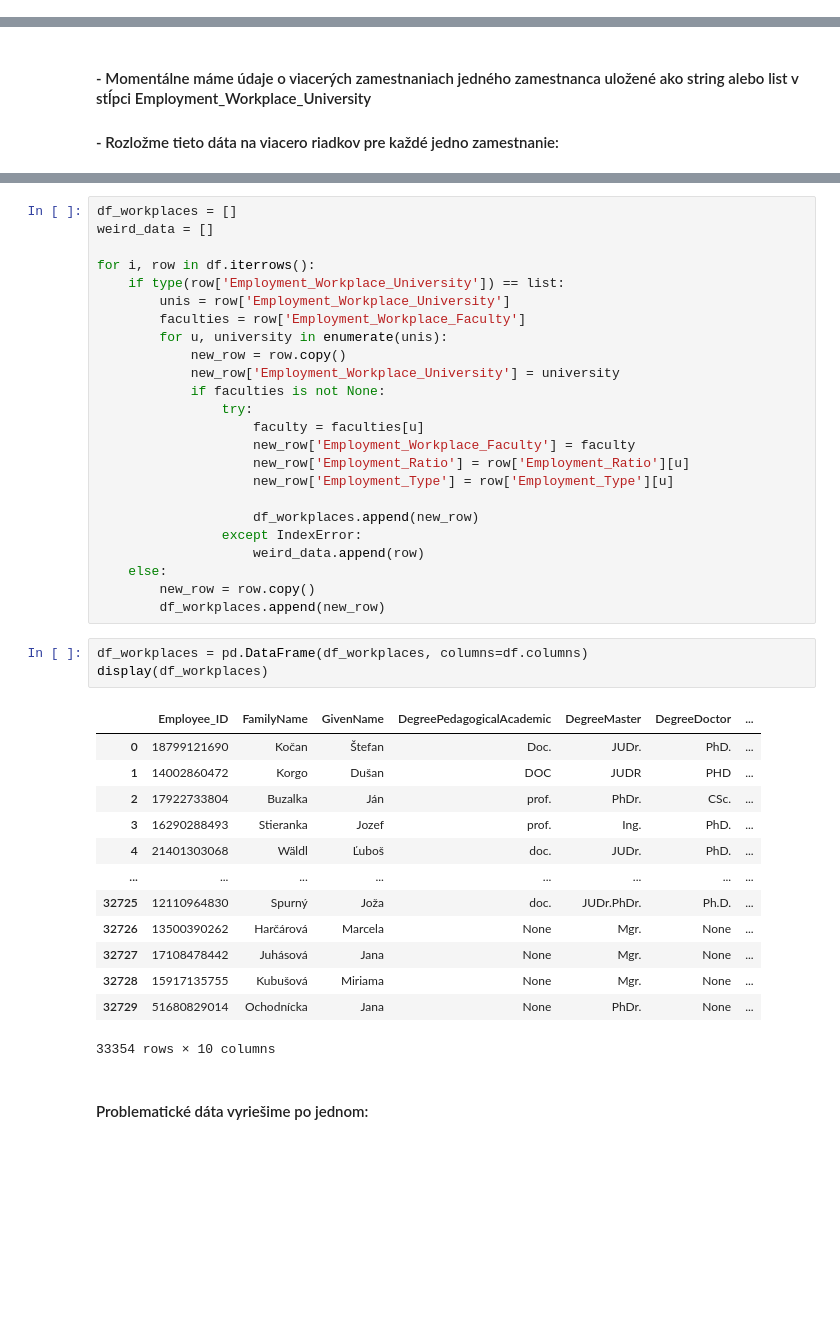
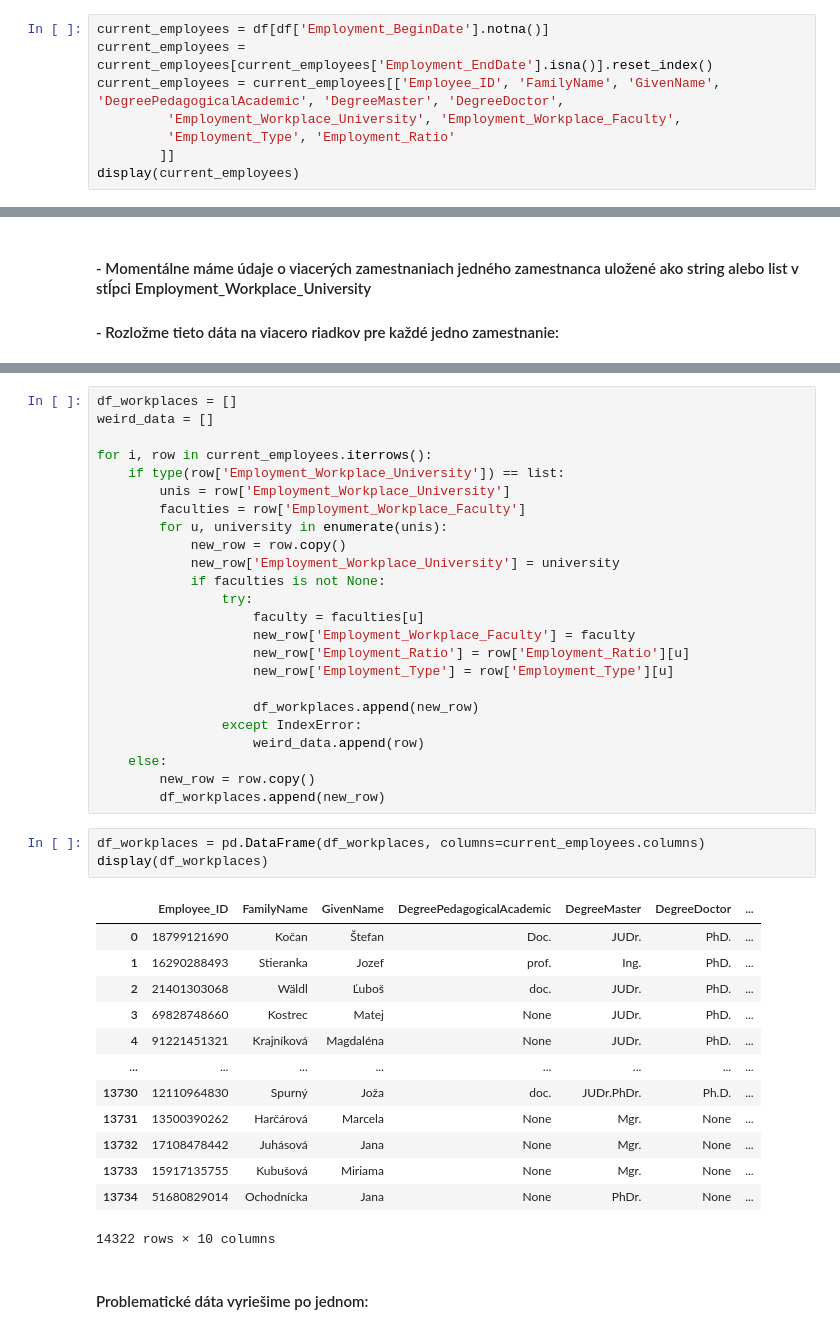
Before and after one commit to hudo16-38/pridav-project, a Jupyter notebook: preprocessing/data_preprocessing_regzam.ipynb, the cells around one changed output, grey strips where cells are left out. Drawn from its saved outputs; the diff is of its cells as text; blank space fills up the shorter version.

Commit message:
Add data about current workplaces

```diff
--- a/preprocessing/data_preprocessing_regzam.ipynb
+++ b/preprocessing/data_preprocessing_regzam.ipynb
@@ -168,0 +171,8 @@ df.to_csv('../data/preprocessed/regzam.csv')
+# %%
+current_employees = df[df['Employment_BeginDate'].notna()]
+current_employees = current_employees[current_employees['Employment_EndDate'].isna()].reset_index()
+current_employees = current_employees[['Employee_ID', 'FamilyName', 'GivenName', 'DegreePedagogicalAcademic', 'DegreeMaster', 'DegreeDoctor',
+         'Employment_Workplace_University', 'Employment_Workplace_Faculty',
+         'Employment_Type', 'Employment_Ratio'
+        ]]
+display(current_employees)
@@ -193,7 +197,7 @@ display(df)
 df_workplaces = []
 weird_data = []
 
-for i, row in df.iterrows():
+for i, row in current_employees.iterrows():
     if type(row['Employment_Workplace_University']) == list:
         unis = row['Employment_Workplace_University']
         faculties = row['Employment_Workplace_Faculty']
@@ -214,22 +218,22 @@ for i, row in df.iterrows():
         new_row = row.copy()
         df_workplaces.append(new_row)
 # %%
-df_workplaces = pd.DataFrame(df_workplaces, columns=df.columns)
+df_workplaces = pd.DataFrame(df_workplaces, columns=current_employees.columns)
 display(df_workplaces)
 # %% [output]
 |  | Employee_ID | FamilyName | GivenName | DegreePedagogicalAcademic | DegreeMaster | DegreeDoctor | ... |
 | 0 | 18799121690 | Kočan | Štefan | Doc. | JUDr. | PhD. | ... |
-| 1 | 14002860472 | Korgo | Dušan | DOC | JUDR | PHD | ... |
-| 2 | 17922733804 | Buzalka | Ján | prof. | PhDr. | CSc. | ... |
-| 3 | 16290288493 | Stieranka | Jozef | prof. | Ing. | PhD. | ... |
-| 4 | 21401303068 | Wäldl | Ľuboš | doc. | JUDr. | PhD. | ... |
+| 1 | 16290288493 | Stieranka | Jozef | prof. | Ing. | PhD. | ... |
+| 2 | 21401303068 | Wäldl | Ľuboš | doc. | JUDr. | PhD. | ... |
+| 3 | 69828748660 | Kostrec | Matej | None | JUDr. | PhD. | ... |
+| 4 | 91221451321 | Krajníková | Magdaléna | None | JUDr. | PhD. | ... |
 | ... | ... | ... | ... | ... | ... | ... | ... |
-| 32725 | 12110964830 | Spurný | Joža | doc. | JUDr.PhDr. | Ph.D. | ... |
-| 32726 | 13500390262 | Harčárová | Marcela | None | Mgr. | None | ... |
-| 32727 | 17108478442 | Juhásová | Jana | None | Mgr. | None | ... |
-| 32728 | 15917135755 | Kubušová | Miriama | None | Mgr. | None | ... |
-| 32729 | 51680829014 | Ochodnícka | Jana | None | PhDr. | None | ... |
+| 13730 | 12110964830 | Spurný | Joža | doc. | JUDr.PhDr. | Ph.D. | ... |
+| 13731 | 13500390262 | Harčárová | Marcela | None | Mgr. | None | ... |
+| 13732 | 17108478442 | Juhásová | Jana | None | Mgr. | None | ... |
+| 13733 | 15917135755 | Kubušová | Miriama | None | Mgr. | None | ... |
+| 13734 | 51680829014 | Ochodnícka | Jana | None | PhDr. | None | ... |
-33354 rows × 10 columns
+14322 rows × 10 columns
 # %% [markdown]
 #### Problematické dáta vyriešime po jednom:
 # %%
```
Also changed, not shown: parts of 6 cells of this notebook, 3 other files.
